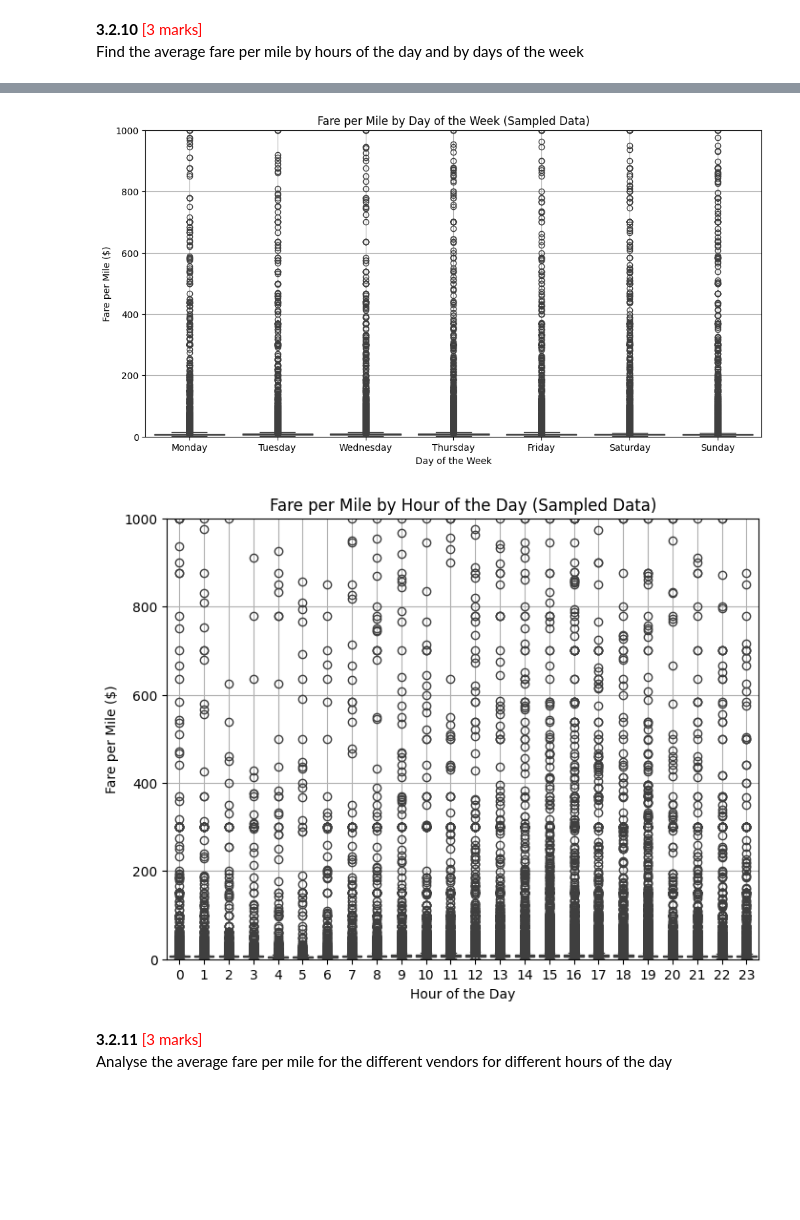
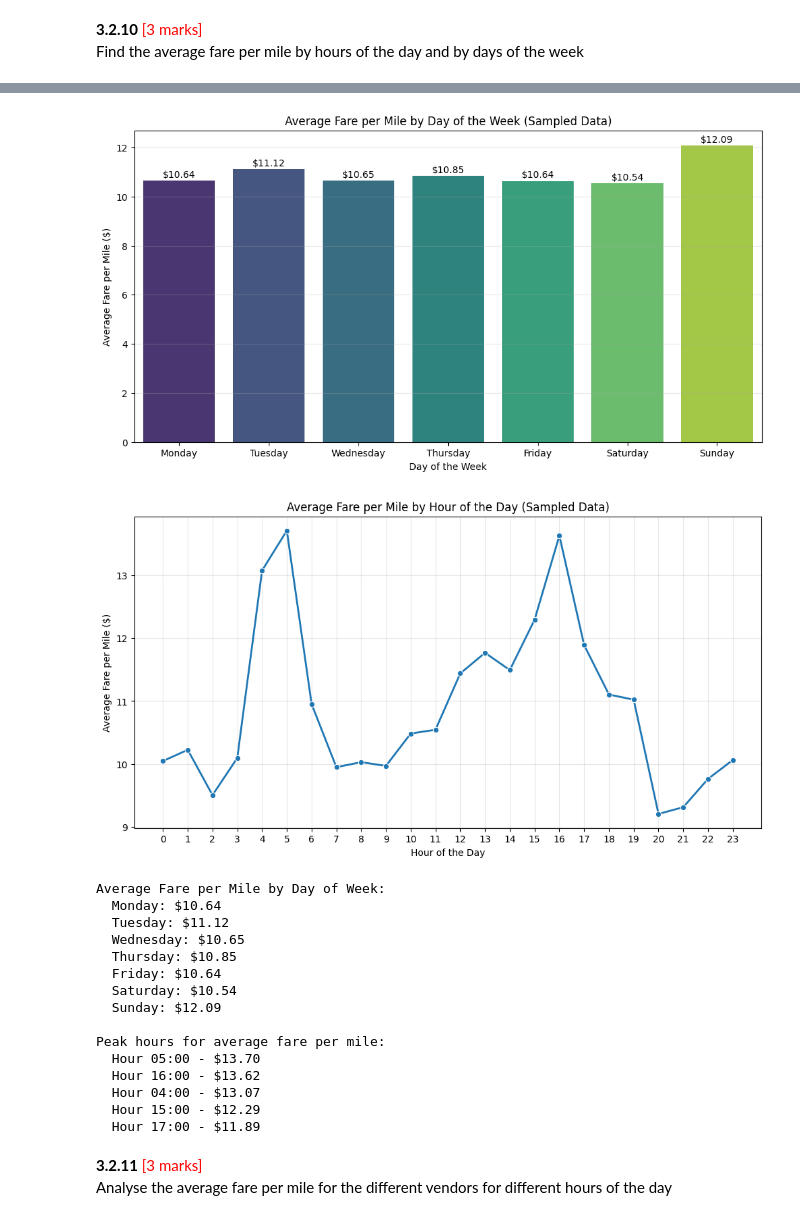
Before and after one commit to kumarsirish/IIITB, a Jupyter notebook: EDA/notebook_NYC_Taxi/EDA_Assg_NYC_Taxi_Starter.ipynb, the cells around one changed output, grey strips where cells are left out. Drawn from its saved outputs; the diff is of its cells as text; code cells hidden in the pictures; blank space fills up the shorter version.

```diff
--- a/EDA/notebook_NYC_Taxi/EDA_Assg_NYC_Taxi_Starter.ipynb
+++ b/EDA/notebook_NYC_Taxi/EDA_Assg_NYC_Taxi_Starter.ipynb
@@ -747,6 +768,10 @@ print("Number of problematic rows with invalid RatecodeID", len(problematic_rows
 if len(problematic_rows) > 0:
     df = df.drop(problematic_rows.index)
 
+problematic_rows = df[df['trip_distance'] >= 250]
+print("Number of problematic rows with very high trip_distance", len(problematic_rows))
+if len(problematic_rows) > 0:
+    df = df.drop(problematic_rows.index)
 
 print(f"Original rows count: {original_rows_count} rows dropped {original_rows_count- len(df)}, Percentage dropped: {((original_rows_count - len(df)) / original_rows_count) * 100:.2f}%   ")
 # %% [output]
@@ -1410,16 +1440,22 @@ Find the actual number of trips in the five busiest hours
 # %%
 # Scale up the number of trips
 
-# Fill in the value of your sampling fraction and use that to scale up the numbers
-sample_fraction = 0.5  # 5% sampling
-scaling_factor = 5 / sample_fraction
+sample_fraction = 0.05
+scaling_factor = 1 / sample_fraction  # This gives 20 (100% / 5%)
 scaled_hourly_trip_counts = hourly_trip_counts * scaling_factor
+
 plt.figure(figsize=(10, 6))
-sns.lineplot(x=scaled_hourly_trip_counts.index, y=scaled_hourly_trip_counts.values)
+sns.lineplot(x=scaled_hourly_trip_counts.index, y=scaled_hourly_trip_counts.values / 1000)
 plt.title('Scaled Number of Trips per Hour (Estimated for Full Data)')
 plt.xlabel('Hour of the Day')
-plt.ylabel('Estimated Number of Trips')
+plt.ylabel('Estimated Number of Trips (Thousands)')
 plt.xticks(range(0, 24))
 plt.grid()
 plt.show()
+
+# Find and display the 5 busiest hours
+busiest_hours = scaled_hourly_trip_counts.nlargest(5)
+print("\nTop 5 Busiest Hours:")
+for hour, trips in busiest_hours.items():
+    print(f"  Hour {hour:02d}:00 - {trips:,.0f} trips ({trips/1000:.1f}K)")
 # %% [output]
@@ -1615,21 +1657,39 @@ Find the average fare per mile by hours of the day and by days of the week
 # %%
 # Compare the average fare per mile for different days and for different times of the day
 df['fare_per_mile'] = df['fare_amount'] / df['trip_distance']
+
+# Average fare per mile by day of week
+avg_fare_by_day = df.groupby('day_of_week')['fare_per_mile'].mean()
+avg_fare_by_day = avg_fare_by_day.reindex(days_order)
+
 plt.figure(figsize=(12, 6))
-sns.boxplot(x='day_of_week', y='fare_per_mile', data=df, order=days_order)
-plt.title('Fare per Mile by Day of the Week (Sampled Data)')
+sns.barplot(x=avg_fare_by_day.index, y=avg_fare_by_day.values, palette='viridis')
+plt.title('Average Fare per Mile by Day of the Week (Sampled Data)')
 plt.xlabel('Day of the Week')
-plt.ylabel('Fare per Mile ($)')
-plt.ylim(0, 1000)  # Focus on reasonable fare values
-plt.grid()
+plt.ylabel('Average Fare per Mile ($)')
+plt.grid(axis='y', alpha=0.3)
+for i, v in enumerate(avg_fare_by_day.values):
+    plt.text(i, v + 0.05, f'${v:.2f}', ha='center', va='bottom')
 plt.show()
 
-plt.figure(figsize=(8, 6))
-sns.boxplot(x='hour', y='fare_per_mile', data=df)
-plt.title('Fare per Mile by Hour of the Day (Sampled Data)')
+avg_fare_by_hour = df.groupby('hour')['fare_per_mile'].mean()
+
+plt.figure(figsize=(12, 6))
+sns.lineplot(x=avg_fare_by_hour.index, y=avg_fare_by_hour.values, marker='o', linewidth=2)
+plt.title('Average Fare per Mile by Hour of the Day (Sampled Data)')
 plt.xlabel('Hour of the Day')
-plt.ylabel('Fare per Mile ($)')
-plt.ylim(0, 1000)  # Focus on reasonable fare values
-plt.grid()
+plt.ylabel('Average Fare per Mile ($)')
+plt.xticks(range(0, 24))
+plt.grid(alpha=0.3)
 plt.show()
+
+# Print summary statistics
+print("\nAverage Fare per Mile by Day of Week:")
+for day, fare in avg_fare_by_day.items():
+    print(f"  {day}: ${fare:.2f}")
+
+print("\nPeak hours for average fare per mile:")
+top_hours = avg_fare_by_hour.nlargest(5)
+for hour, fare in top_hours.items():
+    print(f"  Hour {hour:02d}:00 - ${fare:.2f}")
 # %% [output]
@@ -1636,5 +1699,20 @@ plt.show()
-[figure, old version]
+[figure, new version]
-[figure, old version]
+[figure, new version]
+Average Fare per Mile by Day of Week:
+  Monday: $10.64
+  Tuesday: $11.12
+  Wednesday: $10.65
+  Thursday: $10.85
+  Friday: $10.64
+  Saturday: $10.54
+  Sunday: $12.09
+
+Peak hours for average fare per mile:
+  Hour 05:00 - $13.70
+  Hour 16:00 - $13.62
+  Hour 04:00 - $13.07
+  Hour 15:00 - $12.29
+  Hour 17:00 - $11.89
 # %% [markdown]
 **3.2.11** <font color = red>[3 marks]</font> <br>
 Analyse the average fare per mile for the different vendors for different hours of the day
```
Also changed, not shown: parts of 38 cells of this notebook, 2 other files.
